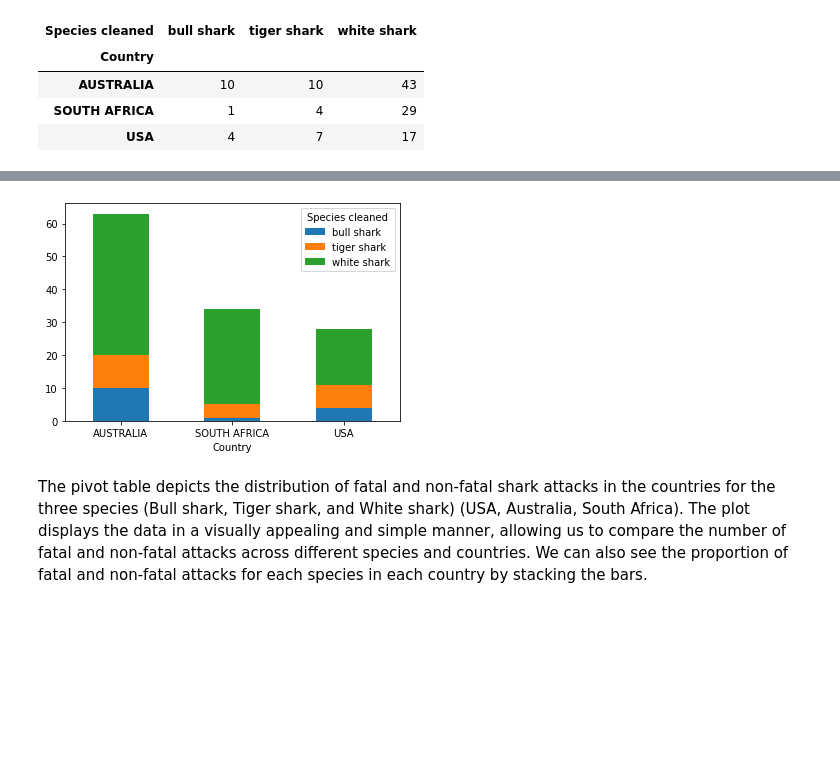
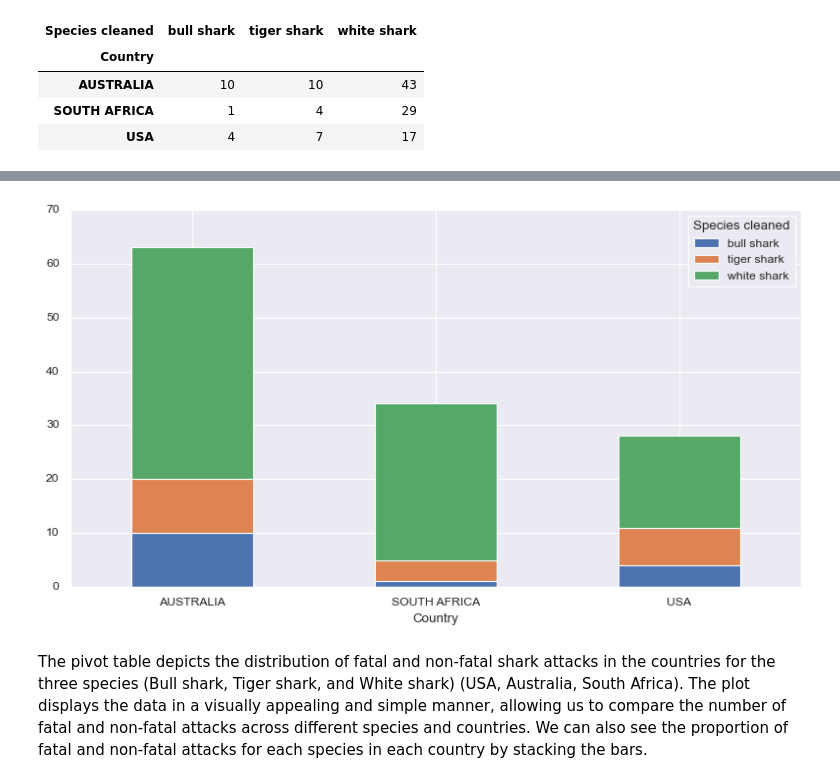
Before and after one commit to victorjrp92/MyProject, a Jupyter notebook: Proyect_1 Victor Ramos.ipynb, the cells around one changed output, grey strips where cells are left out. Saved outputs shown, nothing was run; the diff lists cells and outputs as text; code cells hidden in the pictures; blank space fills up the shorter version.

```diff
--- a/Proyect_1 Victor Ramos.ipynb
+++ b/Proyect_1 Victor Ramos.ipynb
@@ -3,6 +3,8 @@ import pandas as pd
 import numpy as np
 import seaborn as sns
 import matplotlib.pyplot as plt
+plt.style.use("classic")
+sns.set(rc={"figure.figsize":(12,6)})
 # %%
 # I imported the file to start working with it
 # %%
@@ -302,5 +300,6 @@ fatal_pivot_table
 # %%
 fatal_pivot_table.plot(kind='bar', stacked=True)
 plt.xticks(rotation=360)
-plt.show
+
+plt
 # %% [output]
@@ -308,4 +307,4 @@ plt.show
-[figure, old version]
+[figure, new version]
 # %% [markdown]
 The pivot table depicts the distribution of fatal and non-fatal shark attacks in the countries for the three species (Bull shark, Tiger shark, and White shark) (USA, Australia, South Africa). The plot displays the data in a visually appealing and simple manner, allowing us to compare the number of fatal and non-fatal attacks across different species and countries. We can also see the proportion of fatal and non-fatal attacks for each species in each country by stacking the bars.
 # %% [markdown]
```
Also changed, not shown: parts of 3 cells of this notebook, 9 other files.
